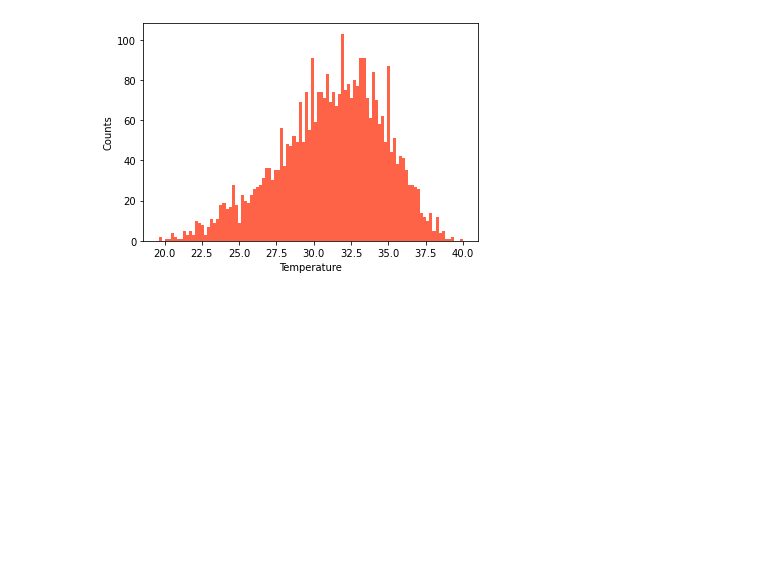
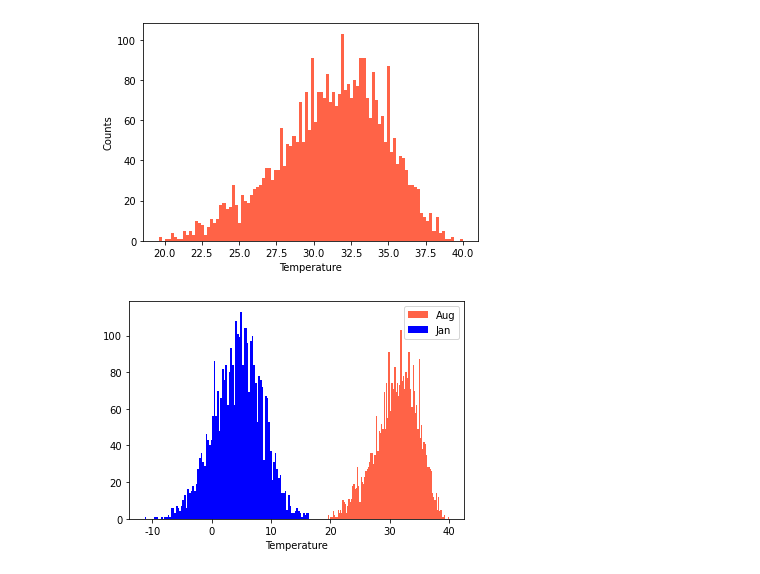
Before and after one commit to hune102377/K-DIGITALTRAING, a Jupyter notebook: 04 Kaggle&PublicData/ex_weather.ipynb, the cells around one changed output. Cells and saved outputs as stored; diff of their text form; code cells hidden in the pictures; blank space fills up the shorter version.

```diff
--- a/04 Kaggle&PublicData/ex_weather.ipynb
+++ b/04 Kaggle&PublicData/ex_weather.ipynb
@@ -196,3 +196,31 @@ plt.ylabel("Counts")
 plt.show()
 # %% [output]
 [figure]
+# %%
+# 1월과 8월의 기온 데이터 히스토그램
+import csv
+import matplotlib.pyplot as plt
+
+f = open(DIR_PATH + FILENAME, encoding='euc_kr')
+data = csv.reader(f)
+next(data) # 데이터에서 첫 줄은 넘김
+aug = []
+jan = []
+
+for row in data:
+    month = row[0].split('-')[1]
+    if row[-1] != '':
+        if month == '08':
+            aug.append(float(row[-1]))
+        if month == '01':
+            jan.append(float(row[-1]))
+
+f.close()
+plt.hist(aug, bins = 100, color = 'tomato', label='Aug') # 히스토그램(도수분포표)로 표시 bins = 가로축 수
+plt.hist(jan, bins = 100, color = 'b', label='Jan')
+plt.xlabel("Temperature")
+plt.rc('axes', unicode_minus = False) # - 기호 깨지는 것을 방지
+plt.legend() # 범례를 추가
+plt.show()
+# %% [output]
+[figure, added]
```
Also changed, not shown: parts of 1 cell of this notebook.
